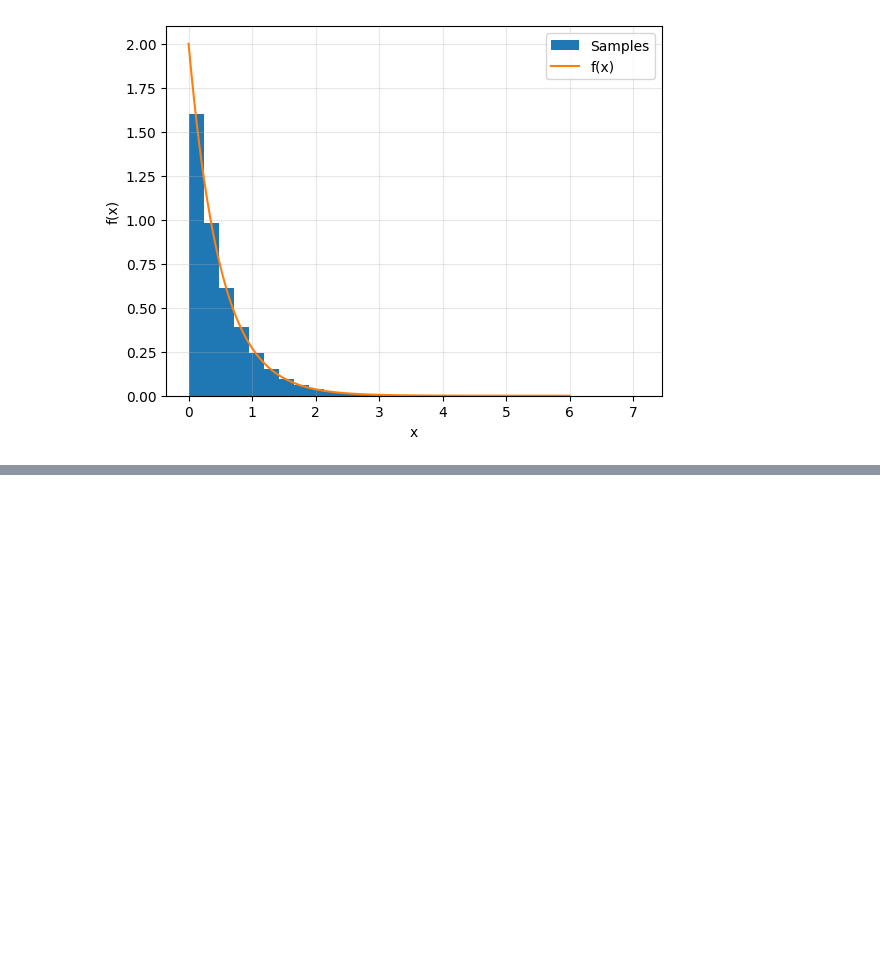
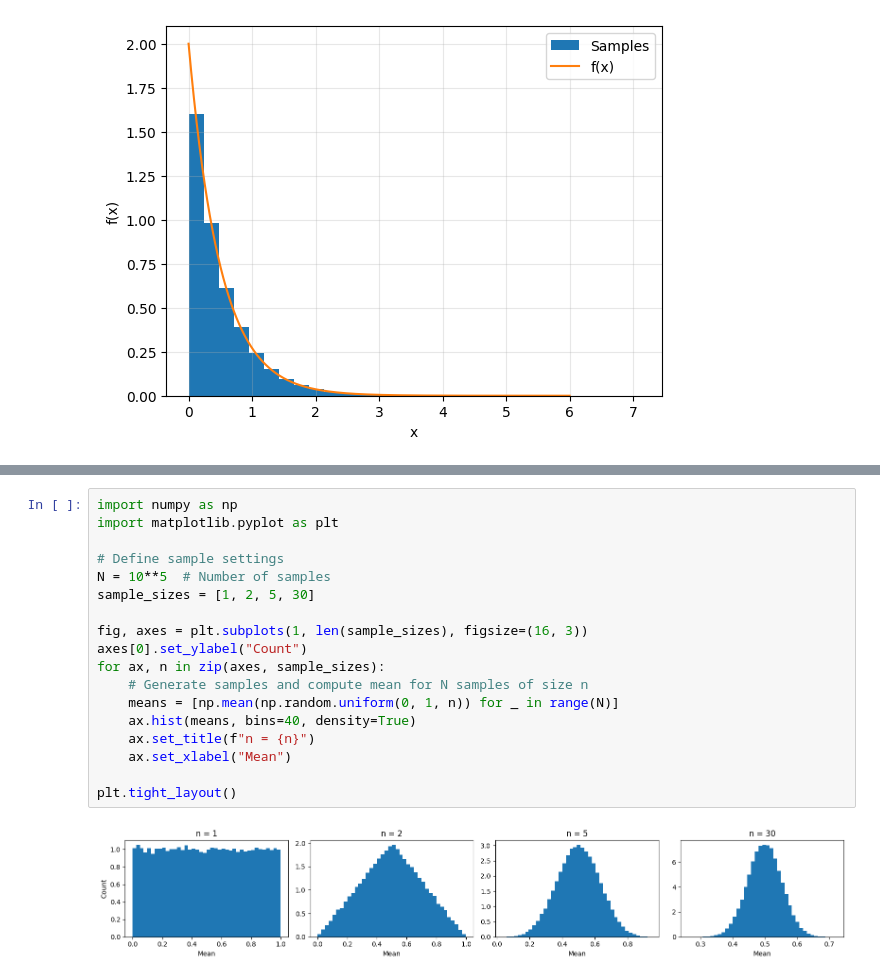
Before and after one commit to JanAHLBORN/Neural-network-theory-and-experimentation, a Jupyter notebook: MarkovChainMonteCarlo.ipynb, the cells around one changed output, grey strips where cells are left out. Cells and saved outputs as stored; diff of their text form; blank space fills up the shorter version.

```diff
--- a/MarkovChainMonteCarlo.ipynb
+++ b/MarkovChainMonteCarlo.ipynb
@@ -146,0 +177,20 @@ todo
+# %%
+import numpy as np
+import matplotlib.pyplot as plt
+
+# Define sample settings
+N = 10**5  # Number of samples
+sample_sizes = [1, 2, 5, 30]
+
+fig, axes = plt.subplots(1, len(sample_sizes), figsize=(16, 3))
+axes[0].set_ylabel("Count")
+for ax, n in zip(axes, sample_sizes):
+    # Generate samples and compute mean for N samples of size n
+    means = [np.mean(np.random.uniform(0, 1, n)) for _ in range(N)]
+    ax.hist(means, bins=40, density=True)
+    ax.set_title(f"n = {n}")
+    ax.set_xlabel("Mean")
+
+plt.tight_layout()
+# %% [output]
+[figure, added]
```
Also changed, not shown: parts of 15 cells of this notebook.
